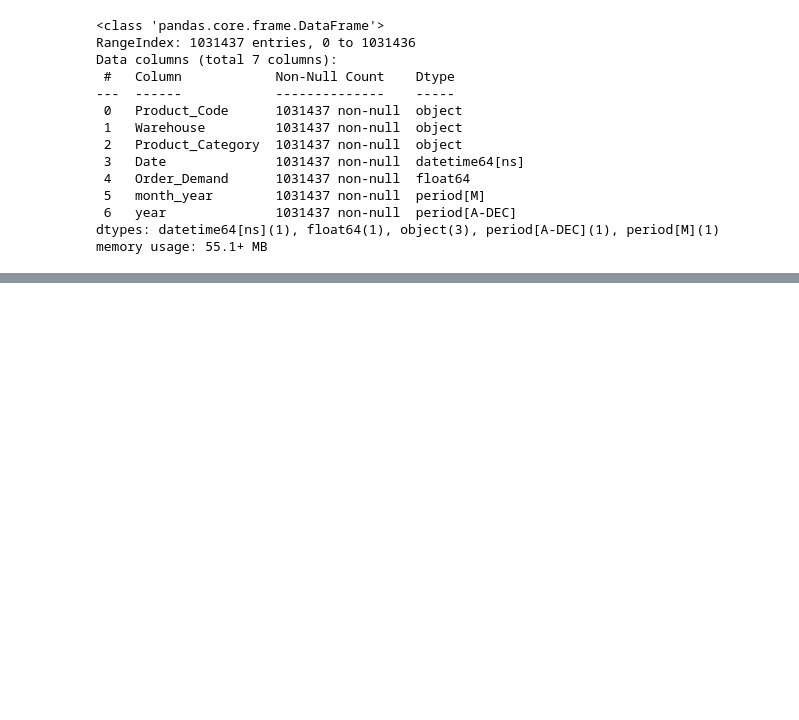
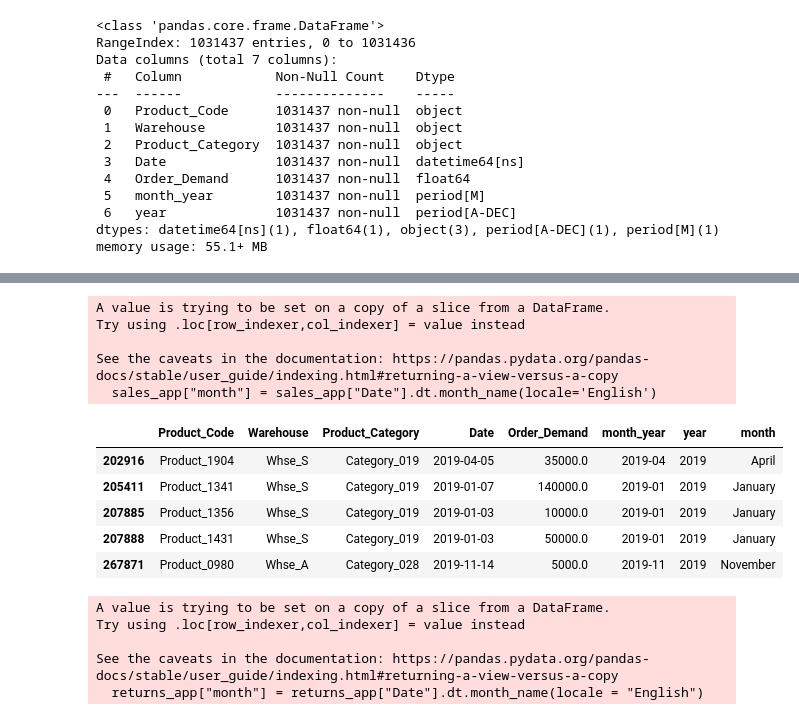
Before and after one commit to josephine-amponsah/retail-demand-forecaster, a Jupyter notebook: notebooks/data-wrangling.ipynb, the cells around one changed output, grey strips where cells are left out. Drawn from its saved outputs; the diff is of its cells as text; code cells hidden in the pictures; blank space fills up the shorter version.

Commit message:
manipulated subset of project data for dash app data

```diff
--- a/notebooks/data-wrangling.ipynb
+++ b/notebooks/data-wrangling.ipynb
@@ -315,0 +322,2 @@ sales.to_csv("../data/sales.csv")
+# %%
+sales_app = sales[sales["year"] >= "2019" ]
@@ -315,0 +333,17 @@ sales.to_csv("../data/sales.csv")
+# %%
+sales_app["month"] = sales_app["Date"].dt.month_name(locale='English')
+# %% [output]
+A value is trying to be set on a copy of a slice from a DataFrame.
+Try using .loc[row_indexer,col_indexer] = value instead
+
+See the caveats in the documentation: https://pandas.pydata.org/pandas-docs/stable/user_guide/indexing.html#returning-a-view-versus-a-copy
+  sales_app["month"] = sales_app["Date"].dt.month_name(locale='English')
+# %%
+sales_app.head()
+# %% [output]
+|  | Product_Code | Warehouse | Product_Category | Date | Order_Demand | month_year | year | month |
+| 202916 | Product_1904 | Whse_S | Category_019 | 2019-04-05 | 35000.0 | 2019-04 | 2019 | April |
+| 205411 | Product_1341 | Whse_S | Category_019 | 2019-01-07 | 140000.0 | 2019-01 | 2019 | January |
+| 207885 | Product_1356 | Whse_S | Category_019 | 2019-01-03 | 10000.0 | 2019-01 | 2019 | January |
+| 207888 | Product_1431 | Whse_S | Category_019 | 2019-01-03 | 50000.0 | 2019-01 | 2019 | January |
+| 267871 | Product_0980 | Whse_A | Category_028 | 2019-11-14 | 5000.0 | 2019-11 | 2019 | November |
@@ -315,0 +352,8 @@ sales.to_csv("../data/sales.csv")
+# %%
+returns_app["month"] = returns_app["Date"].dt.month_name(locale = "English")
+# %% [output]
+A value is trying to be set on a copy of a slice from a DataFrame.
+Try using .loc[row_indexer,col_indexer] = value instead
+
+See the caveats in the documentation: https://pandas.pydata.org/pandas-docs/stable/user_guide/indexing.html#returning-a-view-versus-a-copy
+  returns_app["month"] = returns_app["Date"].dt.month_name(locale = "English")
```
Also changed, not shown: parts of 16 cells of this notebook.
